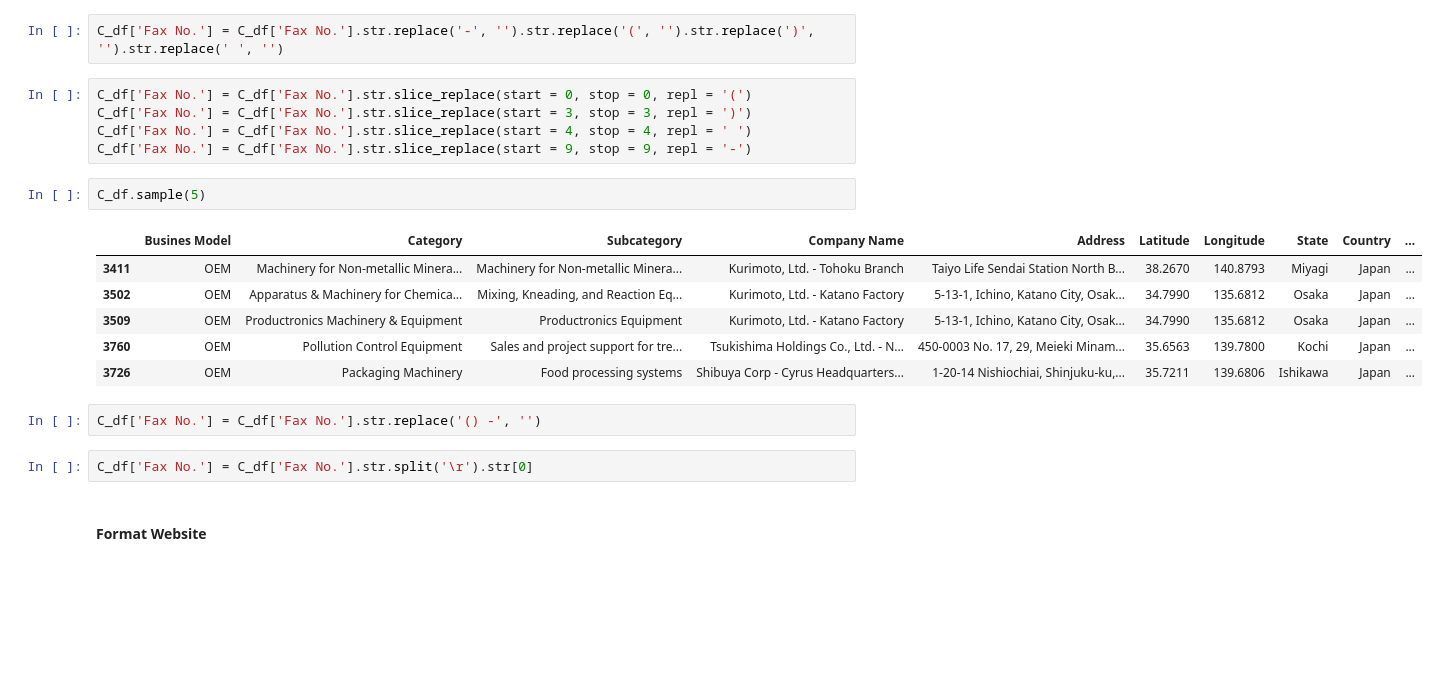
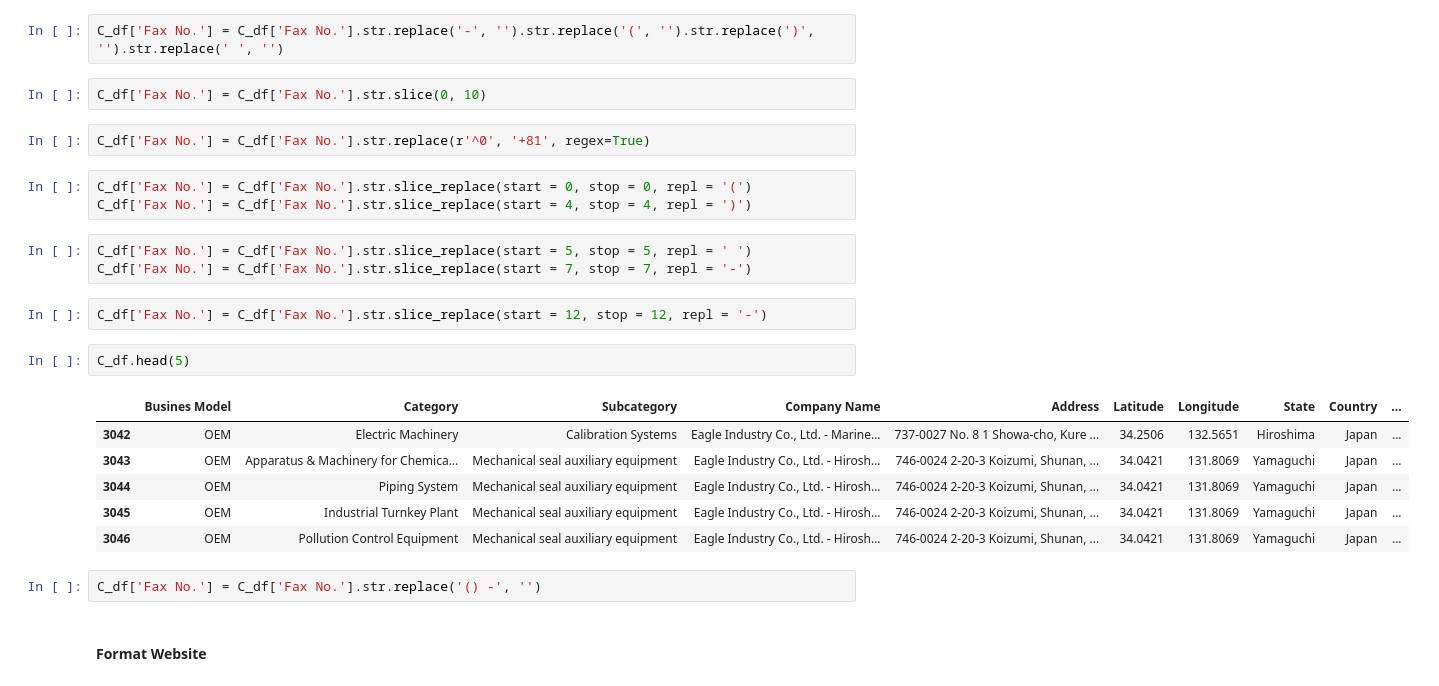
Before and after one commit to mitano-17/Nidec-Drives-Data-Cleaning, a Jupyter notebook: Dataset_C_3042-3879_Cleaner.ipynb, the cells around one changed output. Drawn from its saved outputs; the diff is of its cells as text; blank space fills up the shorter version.

```diff
--- a/Dataset_C_3042-3879_Cleaner.ipynb
+++ b/Dataset_C_3042-3879_Cleaner.ipynb
@@ -382,24 +389,29 @@ Name: 3268, dtype: object
 <h4>Format Fax No.</h4>
 # %%
 C_df['Fax No.'] = C_df['Fax No.'].str.replace('-', '').str.replace('(', '').str.replace(')', '').str.replace(' ', '')
+# %%
+C_df['Fax No.'] = C_df['Fax No.'].str.slice(0, 10)
+# %%
+C_df['Fax No.'] = C_df['Fax No.'].str.replace(r'^0', '+81', regex=True)
+# %%
+C_df['Fax No.'] = C_df['Fax No.'].str.slice_replace(start = 0, stop = 0, repl = '(')
+C_df['Fax No.'] = C_df['Fax No.'].str.slice_replace(start = 4, stop = 4, repl = ')')
 # %%
-C_df['Fax No.'] = C_df['Fax No.'].str.slice_replace(start = 0, stop = 0, repl = '(')
-C_df['Fax No.'] = C_df['Fax No.'].str.slice_replace(start = 3, stop = 3, repl = ')')
-C_df['Fax No.'] = C_df['Fax No.'].str.slice_replace(start = 4, stop = 4, repl = ' ')
-C_df['Fax No.'] = C_df['Fax No.'].str.slice_replace(start = 9, stop = 9, repl = '-')
+C_df['Fax No.'] = C_df['Fax No.'].str.slice_replace(start = 5, stop = 5, repl = ' ')
+C_df['Fax No.'] = C_df['Fax No.'].str.slice_replace(start = 7, stop = 7, repl = '-')
+# %%
+C_df['Fax No.'] = C_df['Fax No.'].str.slice_replace(start = 12, stop = 12, repl = '-')
 # %%
-C_df.sample(5)
+C_df.head(5)
 # %% [output]
 |  | Busines Model | Category | Subcategory | Company Name | Address | Latitude | Longitude | State | Country | ... |
-| 3411 | OEM | Machinery for Non-metallic Minera... | Machinery for Non-metallic Minera... | Kurimoto, Ltd. - Tohoku Branch | Taiyo Life Sendai Station North B... | 38.2670 | 140.8793 | Miyagi | Japan | ... |
-| 3502 | OEM | Apparatus & Machinery for Chemica... | Mixing, Kneading, and Reaction Eq... | Kurimoto, Ltd. - Katano Factory | 5-13-1, Ichino, Katano City, Osak... | 34.7990 | 135.6812 | Osaka | Japan | ... |
-| 3509 | OEM | Productronics Machinery & Equipment | Productronics Equipment | Kurimoto, Ltd. - Katano Factory | 5-13-1, Ichino, Katano City, Osak... | 34.7990 | 135.6812 | Osaka | Japan | ... |
-| 3760 | OEM | Pollution Control Equipment | Sales and project support for tre... | Tsukishima Holdings Co., Ltd. - N... | 450-0003 No. 17, 29, Meieki Minam... | 35.6563 | 139.7800 | Kochi | Japan | ... |
-| 3726 | OEM | Packaging Machinery | Food processing systems | Shibuya Corp - Cyrus Headquarters... | 1-20-14 Nishiochiai, Shinjuku-ku,... | 35.7211 | 139.6806 | Ishikawa | Japan | ... |
+| 3042 | OEM | Electric Machinery | Calibration Systems | Eagle Industry Co., Ltd. - Marine... | 737-0027 No. 8 1 Showa-cho, Kure ... | 34.2506 | 132.5651 | Hiroshima | Japan | ... |
+| 3043 | OEM | Apparatus & Machinery for Chemica... | Mechanical seal auxiliary equipment | Eagle Industry Co., Ltd. - Hirosh... | 746-0024 2-20-3 Koizumi, Shunan, ... | 34.0421 | 131.8069 | Yamaguchi | Japan | ... |
+| 3044 | OEM | Piping System | Mechanical seal auxiliary equipment | Eagle Industry Co., Ltd. - Hirosh... | 746-0024 2-20-3 Koizumi, Shunan, ... | 34.0421 | 131.8069 | Yamaguchi | Japan | ... |
+| 3045 | OEM | Industrial Turnkey Plant | Mechanical seal auxiliary equipment | Eagle Industry Co., Ltd. - Hirosh... | 746-0024 2-20-3 Koizumi, Shunan, ... | 34.0421 | 131.8069 | Yamaguchi | Japan | ... |
+| 3046 | OEM | Pollution Control Equipment | Mechanical seal auxiliary equipment | Eagle Industry Co., Ltd. - Hirosh... | 746-0024 2-20-3 Koizumi, Shunan, ... | 34.0421 | 131.8069 | Yamaguchi | Japan | ... |
 # %%
 C_df['Fax No.'] = C_df['Fax No.'].str.replace('() -', '')
-# %%
-C_df['Fax No.'] = C_df['Fax No.'].str.split('\r').str[0]
 # %% [markdown]
 <h4>Format Website</h4>
 # %%
```
Also changed, not shown: parts of 10 cells of this notebook.
